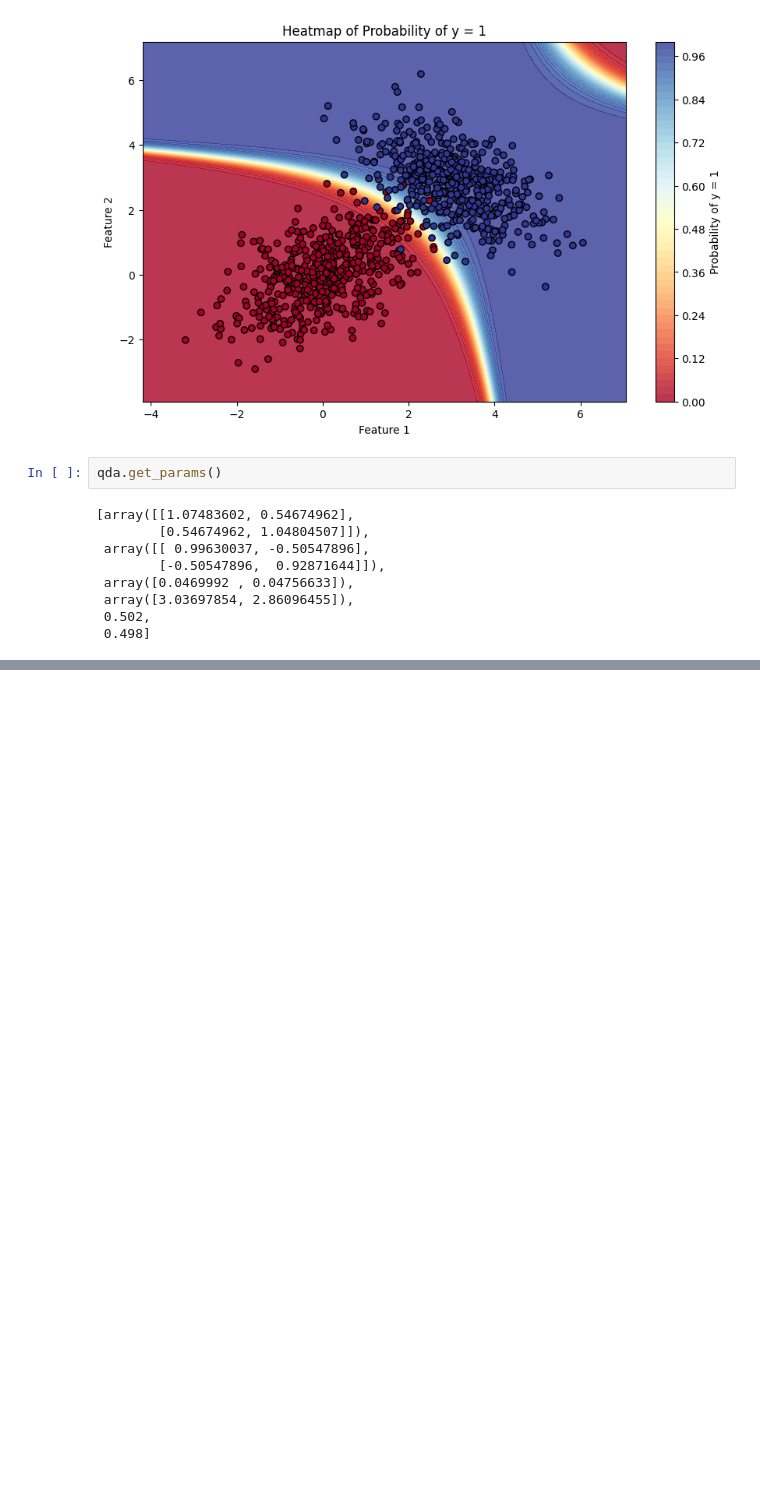
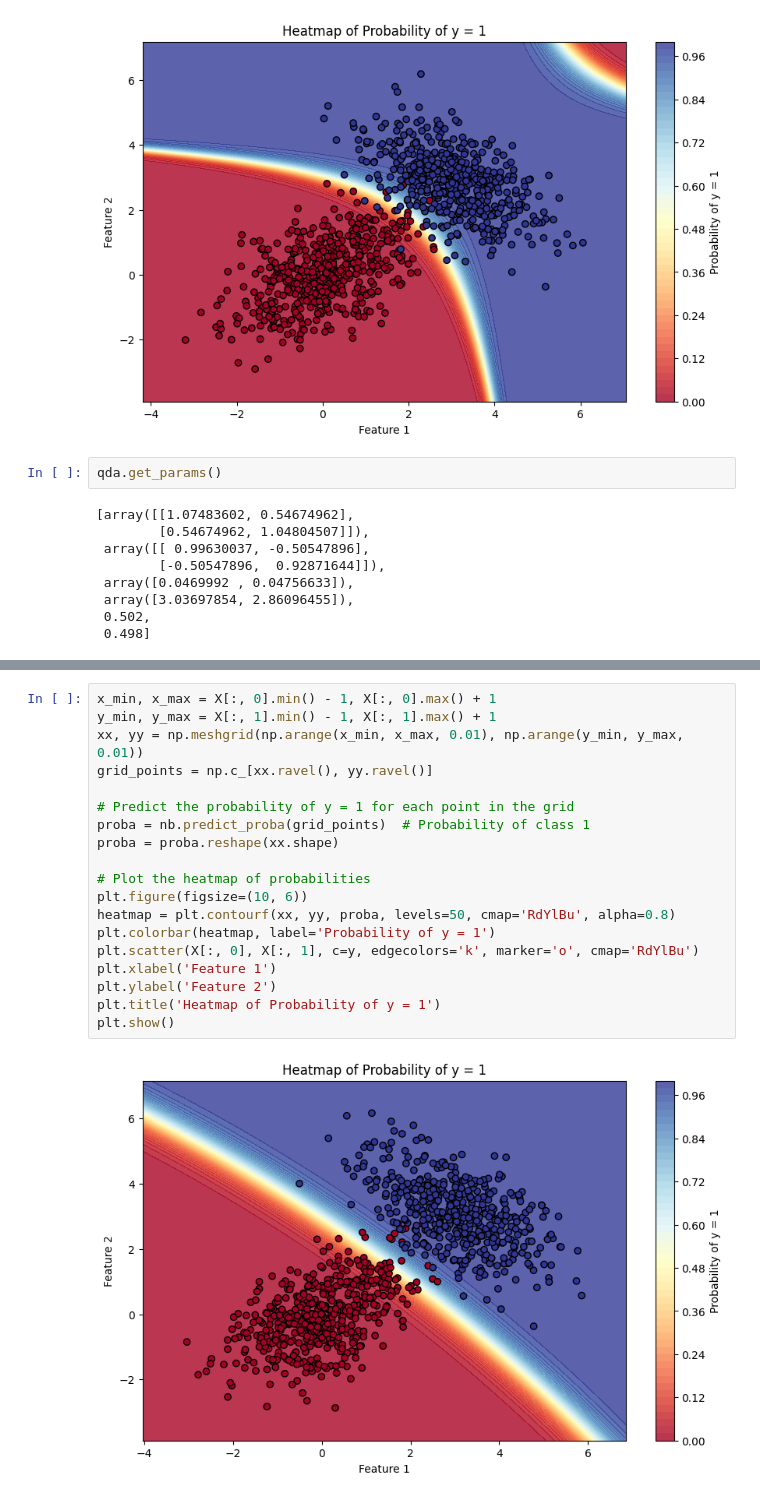
Before and after one commit to dawidsroczyk/advanced_ml_labs, a Jupyter notebook: task_1/task_1_verify.ipynb, the cells around one changed output, grey strips where cells are left out. Cells and saved outputs as stored; diff of their text form; blank space fills up the shorter version.

```diff
--- a/task_1/task_1_verify.ipynb
+++ b/task_1/task_1_verify.ipynb
@@ -144,0 +190,21 @@ qda.get_params()
+# %%
+x_min, x_max = X[:, 0].min() - 1, X[:, 0].max() + 1
+y_min, y_max = X[:, 1].min() - 1, X[:, 1].max() + 1
+xx, yy = np.meshgrid(np.arange(x_min, x_max, 0.01), np.arange(y_min, y_max, 0.01))
+grid_points = np.c_[xx.ravel(), yy.ravel()]
+
+# Predict the probability of y = 1 for each point in the grid
+proba = nb.predict_proba(grid_points)  # Probability of class 1
+proba = proba.reshape(xx.shape)
+
+# Plot the heatmap of probabilities
+plt.figure(figsize=(10, 6))
+heatmap = plt.contourf(xx, yy, proba, levels=50, cmap='RdYlBu', alpha=0.8)
+plt.colorbar(heatmap, label='Probability of y = 1')
+plt.scatter(X[:, 0], X[:, 1], c=y, edgecolors='k', marker='o', cmap='RdYlBu')
+plt.xlabel('Feature 1')
+plt.ylabel('Feature 2')
+plt.title('Heatmap of Probability of y = 1')
+plt.show()
+# %% [output]
+[figure, added]
```
Also changed, not shown: parts of 5 cells of this notebook, 1 other file.
